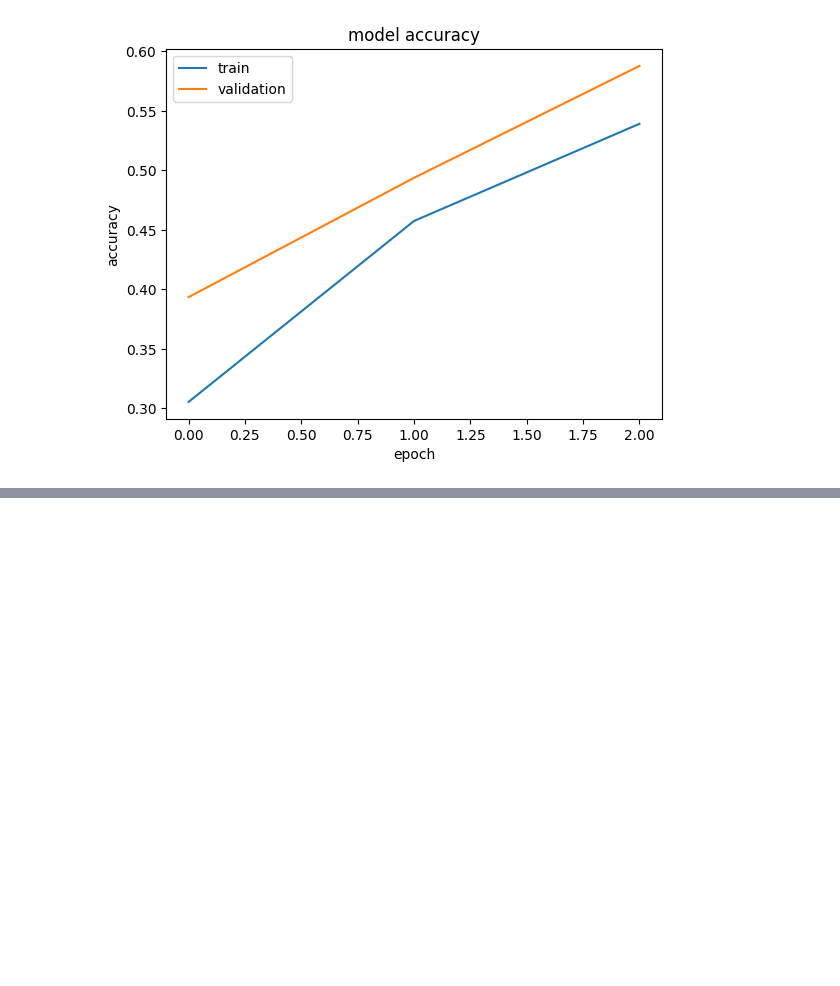
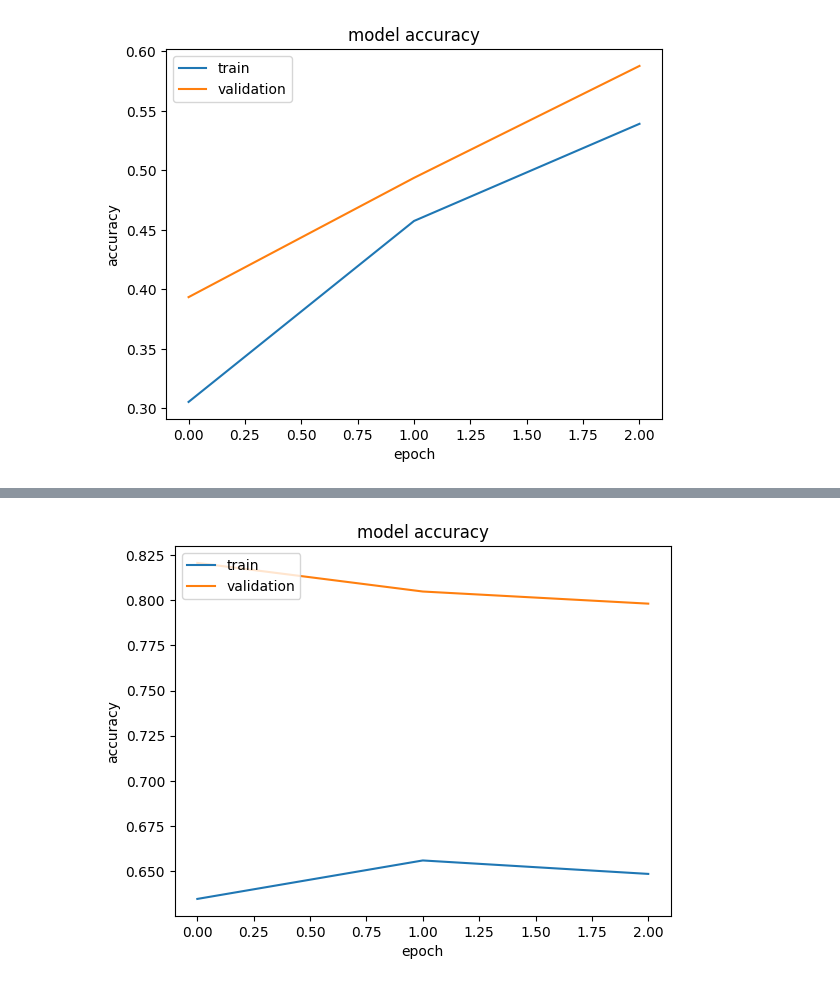
Before and after one commit to Aravinda89/project-codes, a Jupyter notebook: finetune_EfficientNet.ipynb, the cells around one changed output, grey strips where cells are left out. Drawn from its saved outputs; the diff is of its cells as text; code cells hidden in the pictures; blank space fills up the shorter version.

```diff
--- a/finetune_EfficientNet.ipynb
+++ b/finetune_EfficientNet.ipynb
@@ -188,3 +188,27 @@ def plot_hist(hist):
 plot_hist(hist)
 # %% [output]
 [figure]
+# %%
+def build_model(num_classes):
+    inputs = layers.Input(shape=(IMG_SIZE, IMG_SIZE, 3))
+    model = EfficientNetB0(include_top=False, input_tensor=inputs, weights="imagenet")
+
+    # Freeze the pretrained weights
+    model.trainable = False
+
+    # Rebuild top
+    x = layers.GlobalAveragePooling2D(name="avg_pool")(model.output)
+    x = layers.BatchNormalization()(x)
+
+    top_dropout_rate = 0.2
+    x = layers.Dropout(top_dropout_rate, name="top_dropout")(x)
+    outputs = layers.Dense(num_classes, activation="softmax", name="pred")(x)
+
+    # Compile
+    model = keras.Model(inputs, outputs, name="EfficientNet")
+    optimizer = keras.optimizers.Adam(learning_rate=1e-2)
+
+    model.compile(optimizer=optimizer, loss="categorical_crossentropy", metrics=["accuracy"])
+    return model
+# %%
+model = build_model(num_classes=NUM_CLASSES)
@@ -190,0 +242,6 @@ plot_hist(hist)
+# %%
+epochs = 3  # @param {type: "slider", min:8, max:80}
+
+hist = model.fit(ds_train, epochs=epochs, validation_data=ds_test)
+plot_hist(hist)
+# %% [output]
@@ -190,0 +254 @@ plot_hist(hist)
+[figure, added]
```
Also changed, not shown: parts of 3 cells of this notebook.
